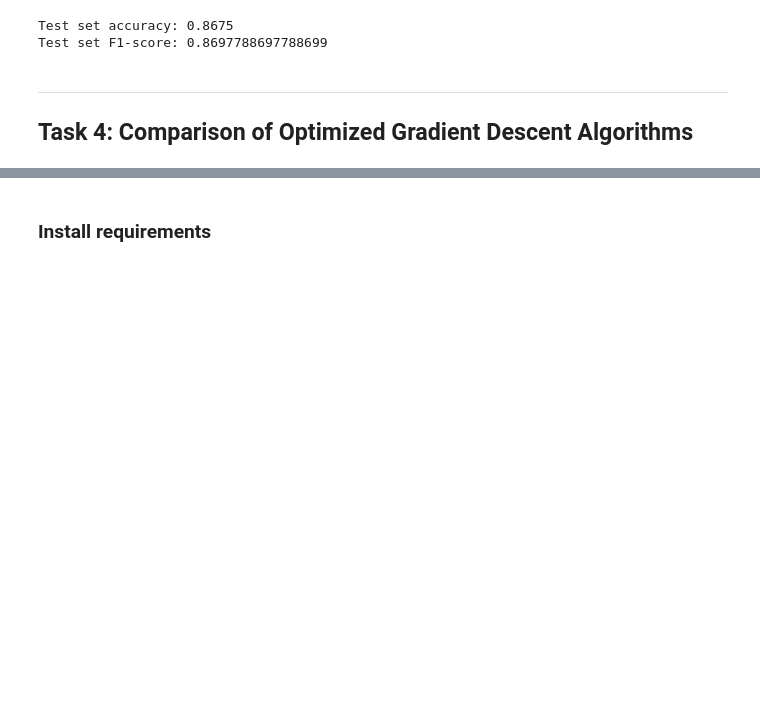
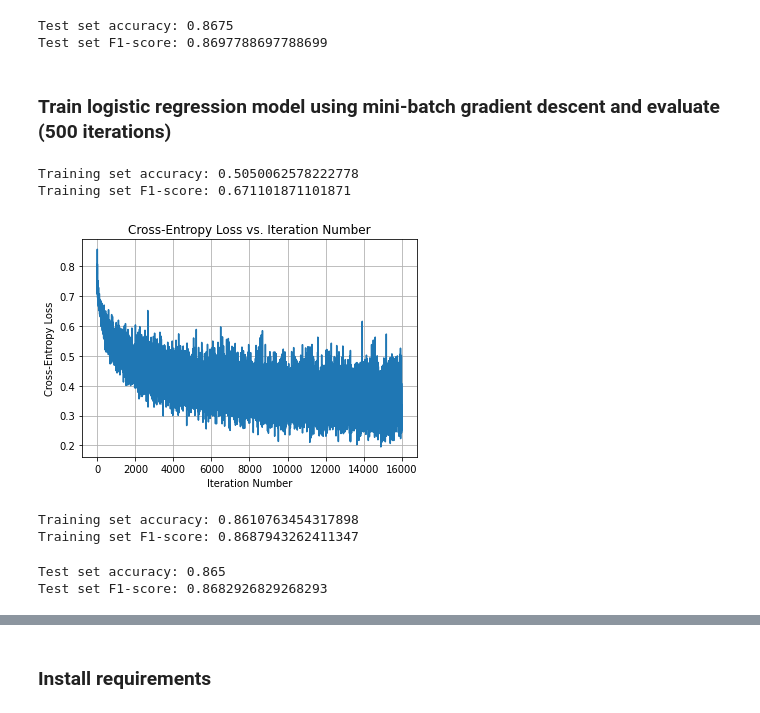
Before and after one commit to bernhardtandy/ProjectsMLAI, a Jupyter notebook: HW1_AndyBernhardt.ipynb, the cells around one changed output, grey strips where cells are left out. Cells and saved outputs as stored; diff of their text form; code cells hidden in the pictures; blank space fills up the shorter version.

```diff
--- a/HW1_AndyBernhardt.ipynb
+++ b/HW1_AndyBernhardt.ipynb
@@ -490,6 +545,44 @@ print(f"Test set accuracy: {acc_test}\nTest set F1-score: {f1_test}")
 # %% [output]
 Test set accuracy: 0.8675
 Test set F1-score: 0.8697788697788699
-# %% [markdown]
----
-## **Task 4: Comparison of Optimized Gradient Descent Algorithms**
+# %% [markdown]
+### Train logistic regression model using mini-batch gradient descent and evaluate (500 iterations)
+# %%
+# Initialize weights and bias to random values
+w0 = np.random.rand(57,)
+b0 = np.random.rand(1)
+# %%
+# Check training set accuracy and F1 score before training
+acc_train, f1_train = evaluate(X_train, y_train, w0, b0)
+print(f"Training set accuracy: {acc_train}\nTraining set F1-score: {f1_train}")
+# %% [output]
+Training set accuracy: 0.5050062578222778
+Training set F1-score: 0.671101871101871
+# %%
+# Run mini-batch gradient descent with learning rate of 0.2 and 500 iterations
+learning_rate = 0.2
+num_iterations = 500
+w, b, iter, losses = minibatch_gradient_descent(X_train, y_train, w0, b0, len(y_train), learning_rate, num_iterations, 50)
+# %%
+# Visualize loss vs. iteration number
+sns.lineplot(x = iter, y = losses)
+plt.xlabel("Iteration Number")
+plt.ylabel("Cross-Entropy Loss")
+plt.title("Cross-Entropy Loss vs. Iteration Number")
+plt.grid()
+# %% [output]
+[figure, added]
+# %%
+# Check training set accuracy and F1 score
+acc_train, f1_train = evaluate(X_train, y_train, w, b)
+print(f"Training set accuracy: {acc_train}\nTraining set F1-score: {f1_train}")
+# %% [output]
+Training set accuracy: 0.8610763454317898
+Training set F1-score: 0.8687943262411347
+# %%
+# Evaluate model on test set
+acc_test, f1_test = evaluate(X_test, y_test, w, b)
+print(f"Test set accuracy: {acc_test}\nTest set F1-score: {f1_test}")
+# %% [output]
+Test set accuracy: 0.865
+Test set F1-score: 0.8682926829268293
```
Also changed, not shown: parts of 26 cells of this notebook.
